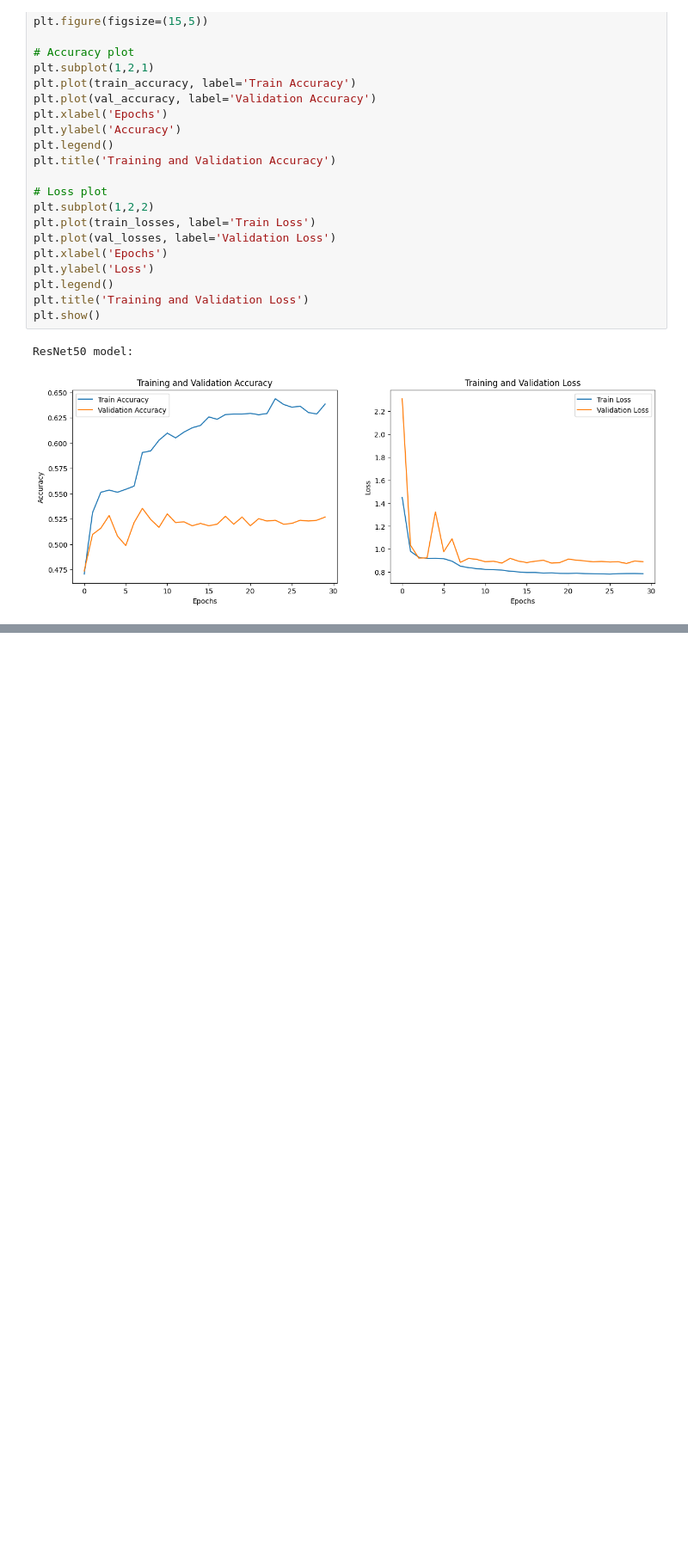
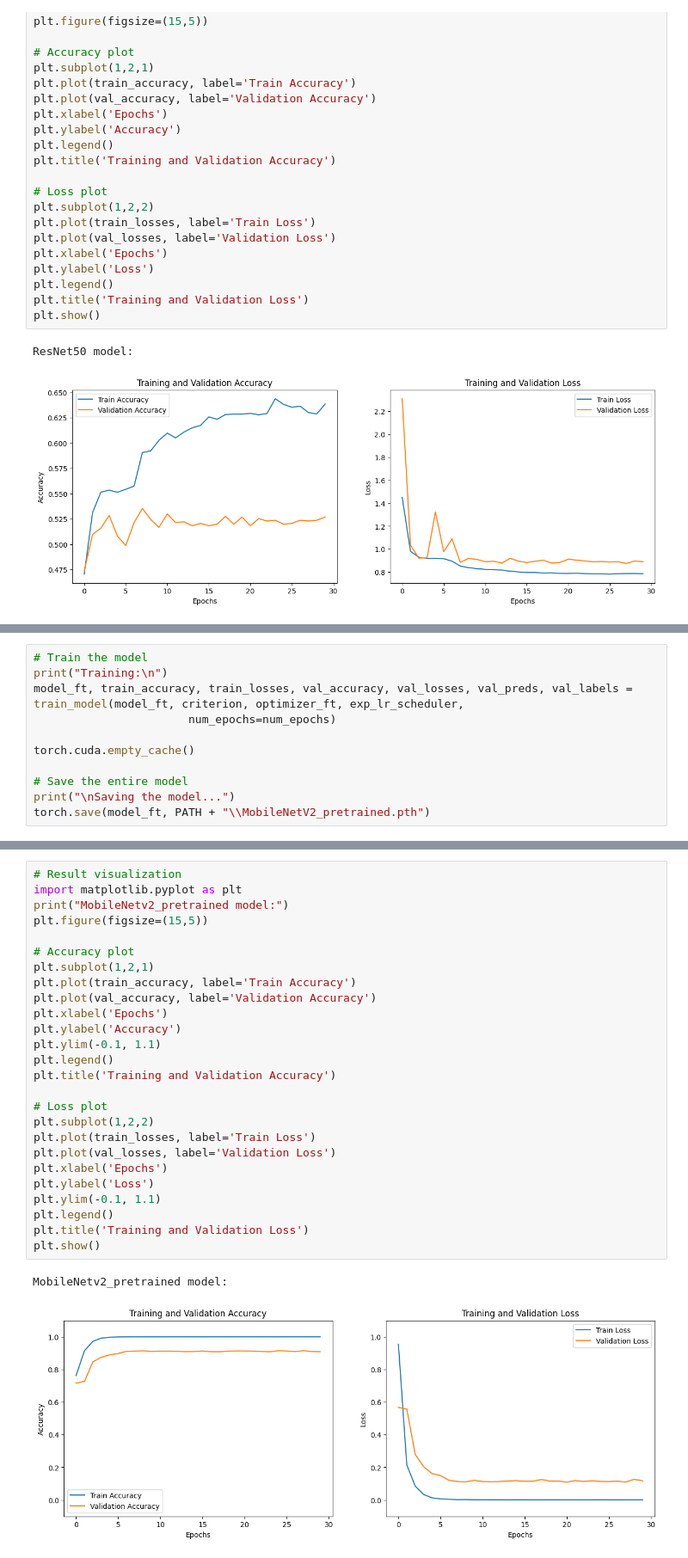
Before and after one commit to HuynhHanDong/Alzheimer-Classification, a Jupyter notebook: train.ipynb, the cells around one changed output, grey strips where cells are left out. Shown at 86% size. Drawn from its saved outputs; the diff is of its cells as text; blank space fills up the shorter version.

```diff
--- a/train.ipynb
+++ b/train.ipynb
@@ -387,0 +503,11 @@ MobileNetv2 model:
+# %%
+# Train the model
+print("Training:\n")
+model_ft, train_accuracy, train_losses, val_accuracy, val_losses, val_preds, val_labels = train_model(model_ft, criterion, optimizer_ft, exp_lr_scheduler,
+                       num_epochs=num_epochs)
+
+torch.cuda.empty_cache()
+
+# Save the entire model
+print("\nSaving the model...")
+torch.save(model_ft, PATH + "\\MobileNetV2_pretrained.pth")
@@ -387,0 +532,29 @@ MobileNetv2 model:
+# %%
+# Result visualization
+import matplotlib.pyplot as plt
+print("MobileNetv2_pretrained model:")
+plt.figure(figsize=(15,5))
+
+# Accuracy plot
+plt.subplot(1,2,1)
+plt.plot(train_accuracy, label='Train Accuracy')
+plt.plot(val_accuracy, label='Validation Accuracy')
+plt.xlabel('Epochs')
+plt.ylabel('Accuracy')
+plt.ylim(-0.1, 1.1)
+plt.legend()
+plt.title('Training and Validation Accuracy')
+
+# Loss plot
+plt.subplot(1,2,2)
+plt.plot(train_losses, label='Train Loss')
+plt.plot(val_losses, label='Validation Loss')
+plt.xlabel('Epochs')
+plt.ylabel('Loss')
+plt.ylim(-0.1, 1.1)
+plt.legend()
+plt.title('Training and Validation Loss')
+plt.show()
+# %% [output]
+MobileNetv2_pretrained model:
+[figure, added]
```
Also changed, not shown: parts of 25 cells of this notebook, 3 other files.
